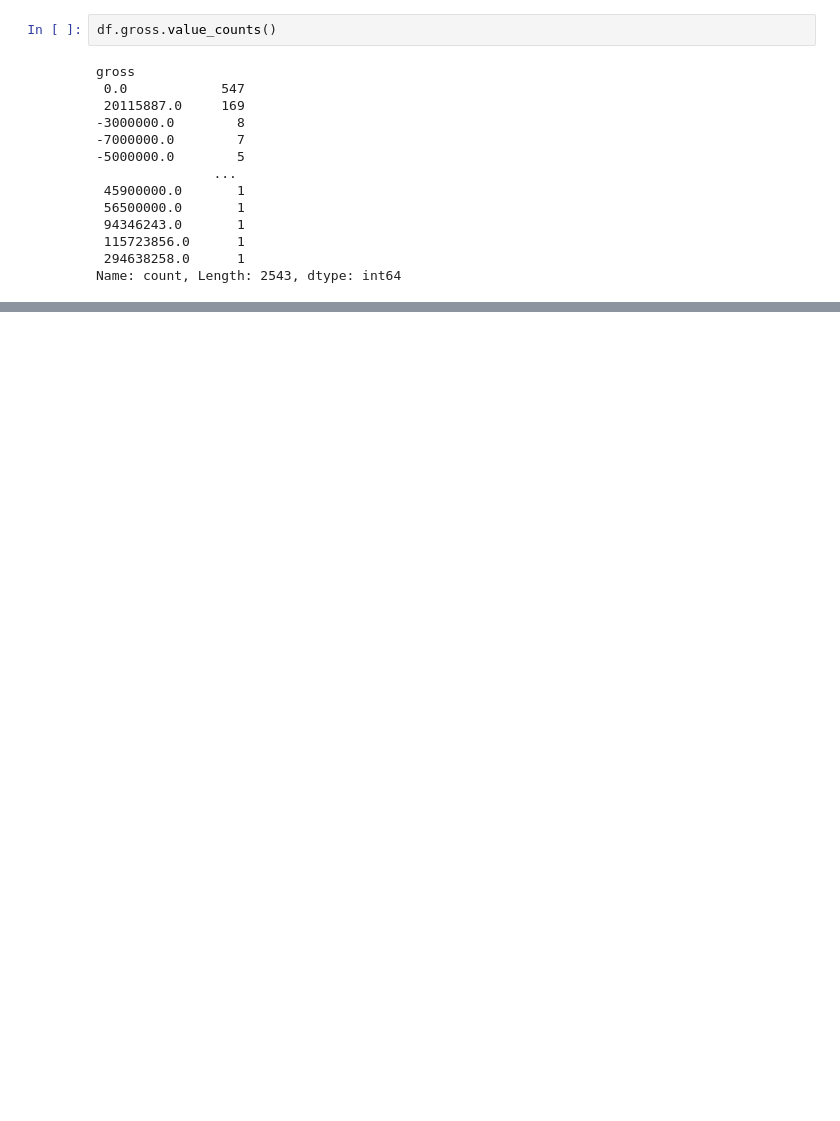
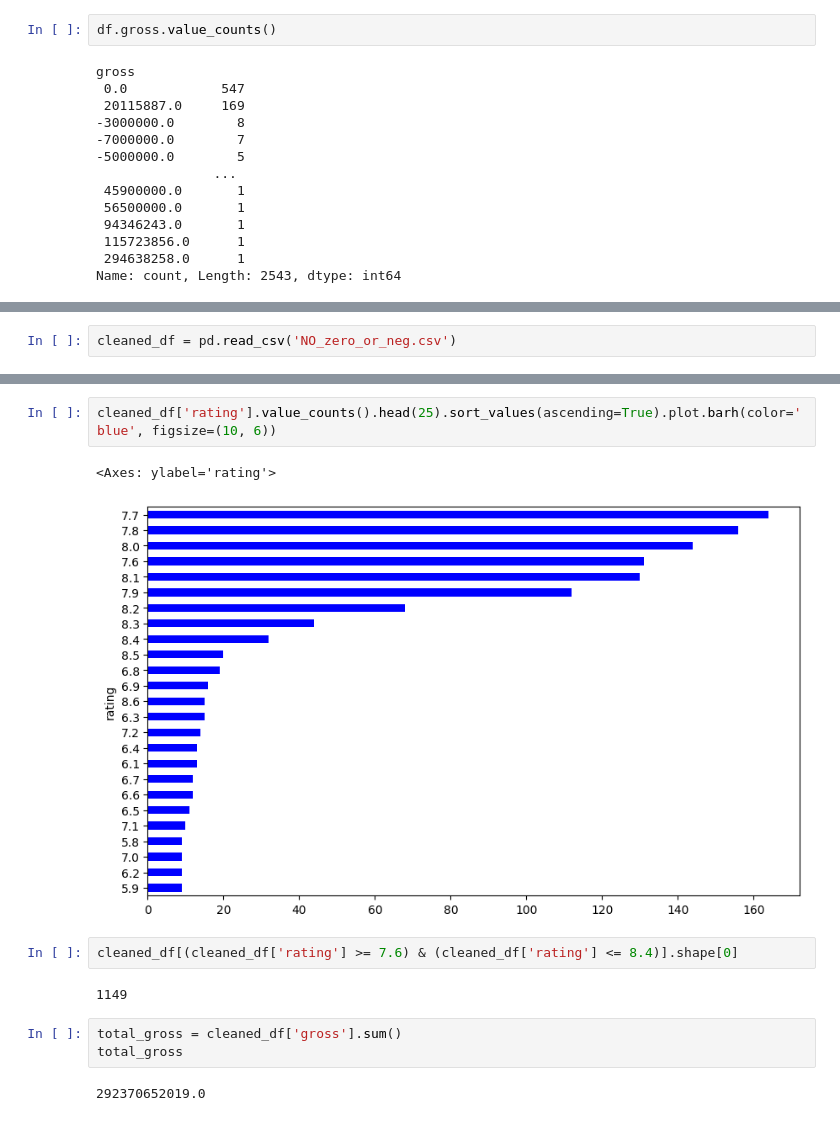
Before and after one commit to BramSunner/project-4-group-18, a Jupyter notebook: Ben Work/EDA_ben.ipynb, the cells around one changed output, grey strips where cells are left out. Cells and saved outputs as stored; diff of their text form; blank space fills up the shorter version.

```diff
--- a/Ben Work/EDA_ben.ipynb
+++ b/Ben Work/EDA_ben.ipynb
@@ -86,0 +112,2 @@ df = df[df['gross'] > 0]
+# %%
+cleaned_df = pd.read_csv('NO_zero_or_neg.csv')
@@ -86,0 +134,14 @@ df = df[df['gross'] > 0]
+# %%
+cleaned_df['rating'].value_counts().head(25).sort_values(ascending=True).plot.barh(color='blue', figsize=(10, 6))
+# %% [output]
+<Axes: ylabel='rating'>
+[figure, added]
+# %%
+cleaned_df[(cleaned_df['rating'] >= 7.6) & (cleaned_df['rating'] <= 8.4)].shape[0]
+# %% [output]
+1149
+# %%
+total_gross = cleaned_df['gross'].sum()
+total_gross
+# %% [output]
+292370652019.0
```
Also changed, not shown: parts of 39 cells of this notebook, 7 other files.
